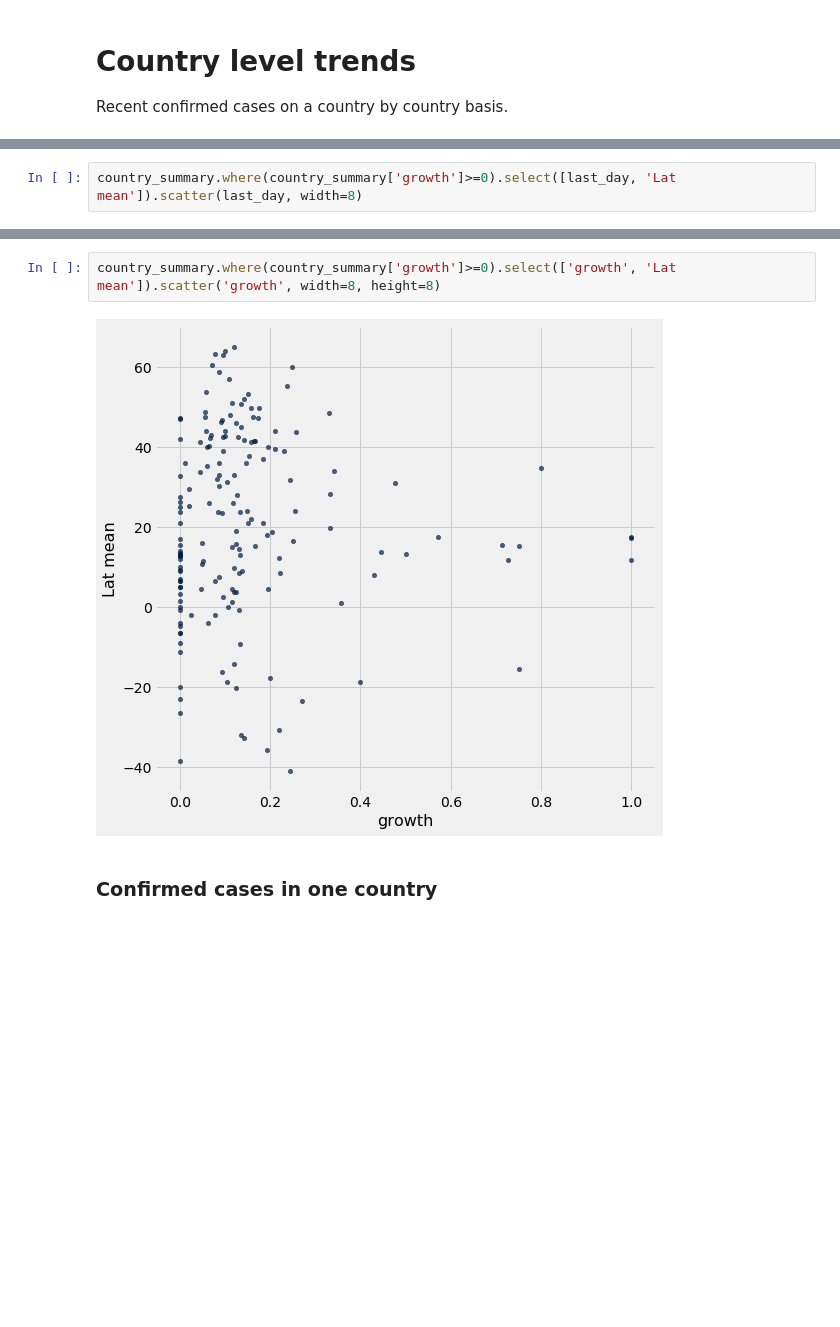
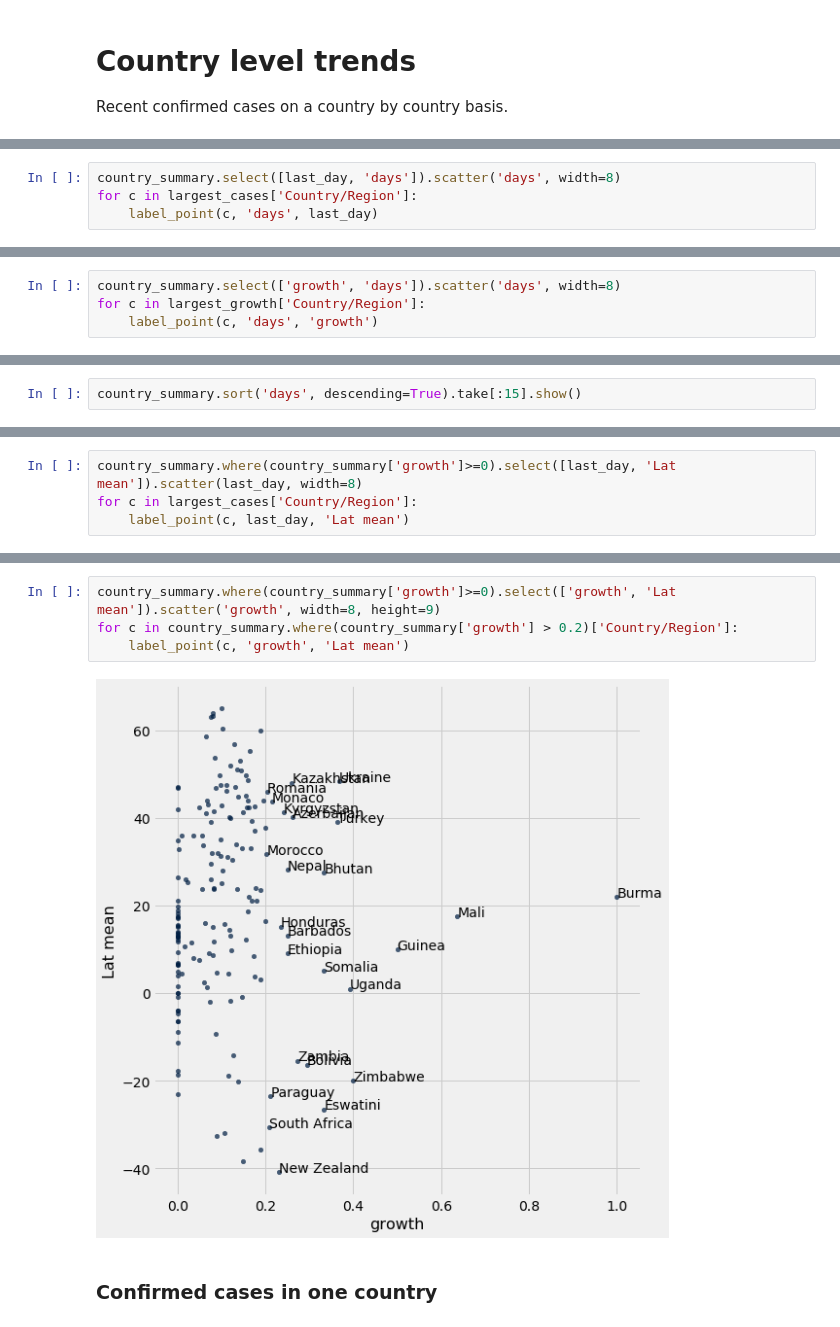
Before and after one commit to deculler/covid19, a Jupyter notebook: Covid19-Worldwide.ipynb, the cells around one changed output, grey strips where cells are left out. Cells and saved outputs as stored; diff of their text form; blank space fills up the shorter version.

```diff
--- a/Covid19-Worldwide.ipynb
+++ b/Covid19-Worldwide.ipynb
@@ -351,0 +454,4 @@ country_summary.where(country_summary['growth']>=0).select([last_day, 'growth'])
+# %%
+country_summary.select([last_day, 'days']).scatter('days', width=8)
+for c in largest_cases['Country/Region']:
+    label_point(c, 'days', last_day)
@@ -351,0 +460,4 @@ country_summary.where(country_summary['growth']>=0).select([last_day, 'growth'])
+# %%
+country_summary.select(['growth', 'days']).scatter('days', width=8)
+for c in largest_growth['Country/Region']:
+    label_point(c, 'days', 'growth')
@@ -351,0 +466,2 @@ country_summary.where(country_summary['growth']>=0).select([last_day, 'growth'])
+# %%
+country_summary.sort('days', descending=True).take[:15].show()
@@ -352,3 +489,5 @@ country_summary.where(country_summary['growth']>=0).select([last_day, 'growth'])
 # %%
 country_summary.where(country_summary['growth']>=0).select([last_day, 'Lat mean']).scatter(last_day, width=8)
+for c in largest_cases['Country/Region']:
+    label_point(c, last_day, 'Lat mean')
 # %% [output]
@@ -356,7 +510,9 @@ country_summary.where(country_summary['growth']>=0).select([last_day, 'Lat mean'
 # %%
-country_summary.where(country_summary['growth']>=0).select(['growth', 'Lat mean']).scatter('growth', width=8, height=8)
+country_summary.where(country_summary['growth']>=0).select(['growth', 'Lat mean']).scatter('growth', width=8, height=9)
+for c in country_summary.where(country_summary['growth'] > 0.2)['Country/Region']:
+    label_point(c, 'growth', 'Lat mean')
 # %% [output]
-[figure, old version]
+[figure, new version]
 # %% [markdown]
 ### Confirmed cases in one country
 # %%
```
Also changed, not shown: parts of 40 cells of this notebook, 5 other files.
